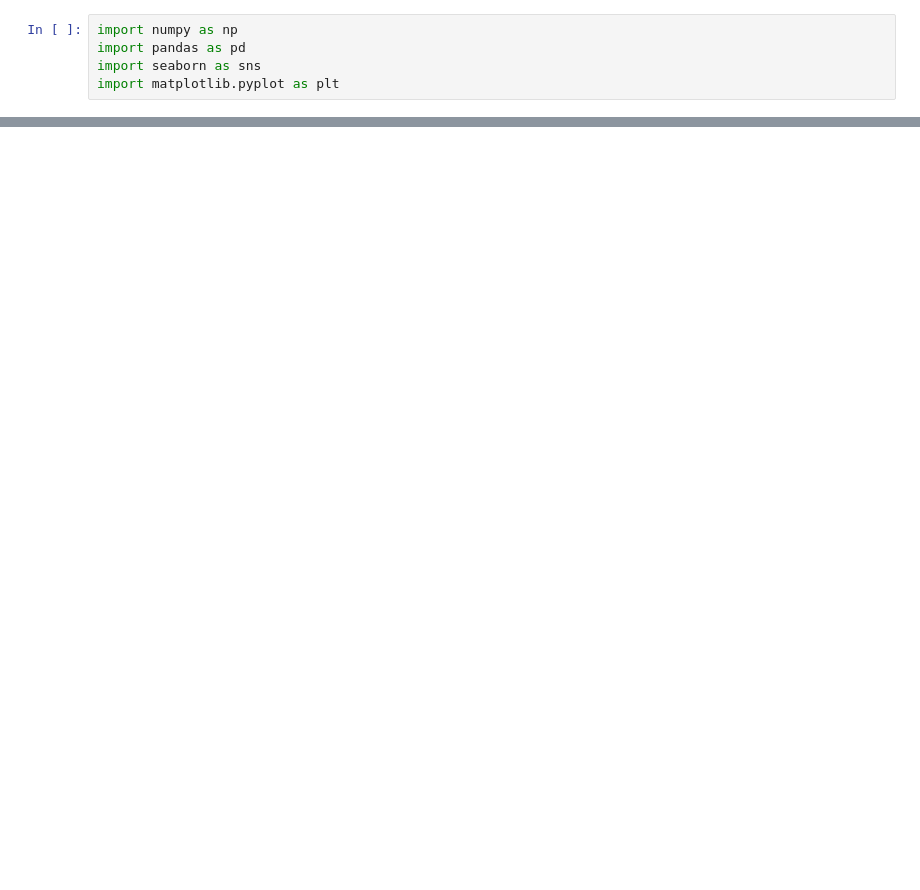
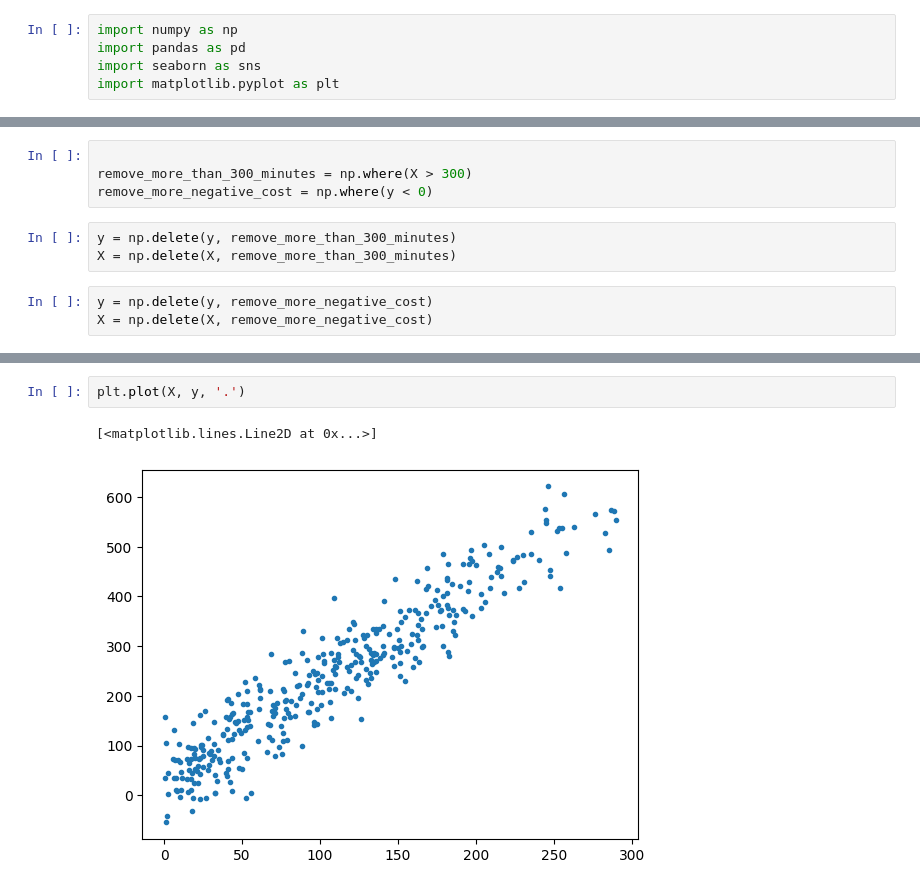
Before and after one commit to CyrilleKolle/Machine-Learning-Cyrille-Ngide, a Jupyter notebook: exercices/Linear-regression.ipynb, the cells around one changed output, grey strips where cells are left out. Drawn from its saved outputs; the diff is of its cells as text; blank space fills up the shorter version.

```diff
--- a/exercices/Linear-regression.ipynb
+++ b/exercices/Linear-regression.ipynb
@@ -23,0 +21,10 @@ ax = sns.pairplot(df, height=2)
+# %%
+
+remove_more_than_300_minutes = np.where(X > 300)
+remove_more_negative_cost = np.where(y < 0)
+# %%
+y = np.delete(y, remove_more_than_300_minutes)
+X = np.delete(X, remove_more_than_300_minutes)
+# %%
+y = np.delete(y, remove_more_negative_cost)
+X = np.delete(X, remove_more_negative_cost)
@@ -23,0 +35,5 @@ ax = sns.pairplot(df, height=2)
+# %%
+plt.plot(X, y, '.')
+# %% [output]
+[<matplotlib.lines.Line2D at 0x...>]
+[figure, added]
```
Also changed, not shown: parts of 26 cells of this notebook, 3 other files.
